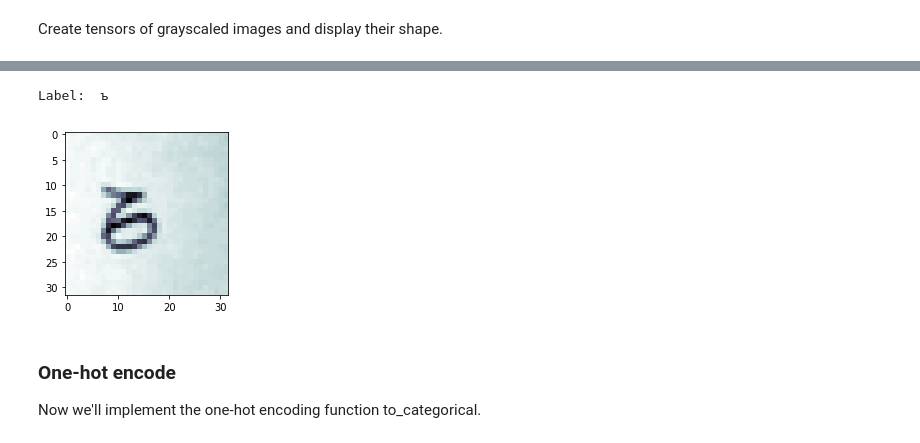
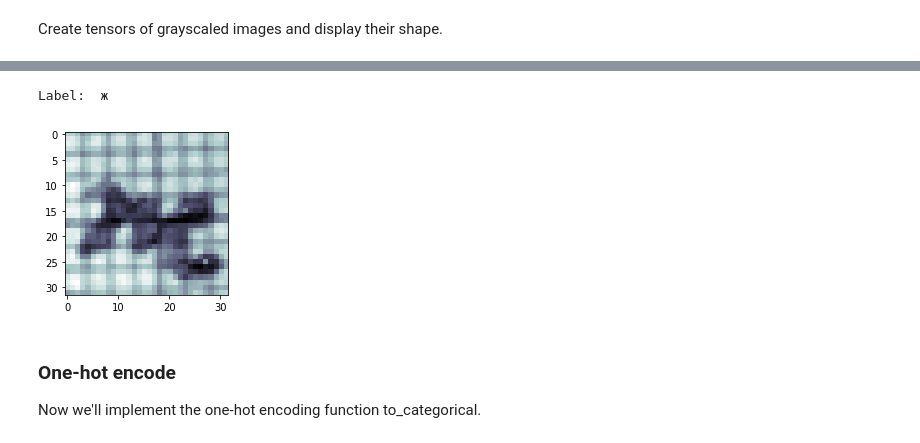
Before and after one commit to OlgaBelitskaya/deep_learning_projects, a Jupyter notebook: DL_PP2/DL_PP2_Solutions_V2.ipynb, the cells around one changed output, grey strips where cells are left out. Drawn from its saved outputs; the diff is of its cells as text; code cells hidden in the pictures.

```diff
--- a/DL_PP2/DL_PP2_Solutions_V2.ipynb
+++ b/DL_PP2/DL_PP2_Solutions_V2.ipynb
@@ -249,12 +249,12 @@ Grayscaled Tensor shape: (8140, 32, 32)
 # %%
 hide_code
 # Read and display a grayscaled tensor using Matplotlib
-print('Label: ', letters[5000])
+print('Label: ', letters[7500])
 plt.figure(figsize=(3,3))
-plt.imshow(gray_tensors[5000], cmap=cm.bone);
+plt.imshow(gray_tensors[7500], cmap=cm.bone);
 # %% [output]
-Label:  ъ
+Label:  ж
-[figure, old version]
+[figure, new version]
 # %% [markdown]
 ### One-hot encode
 Now we'll implement the one-hot encoding function to_categorical.
```
Also changed, not shown: parts of 29 cells of this notebook.
